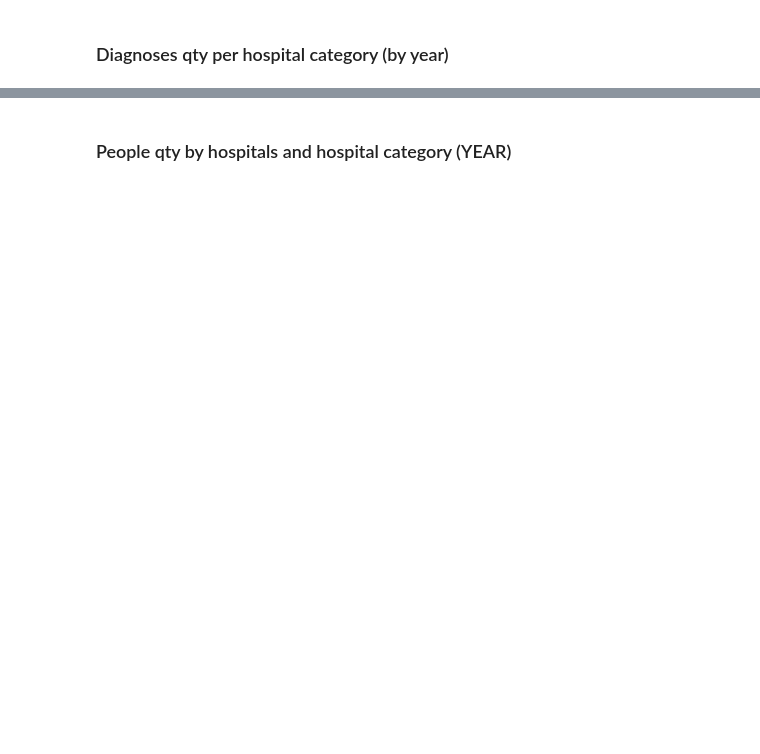
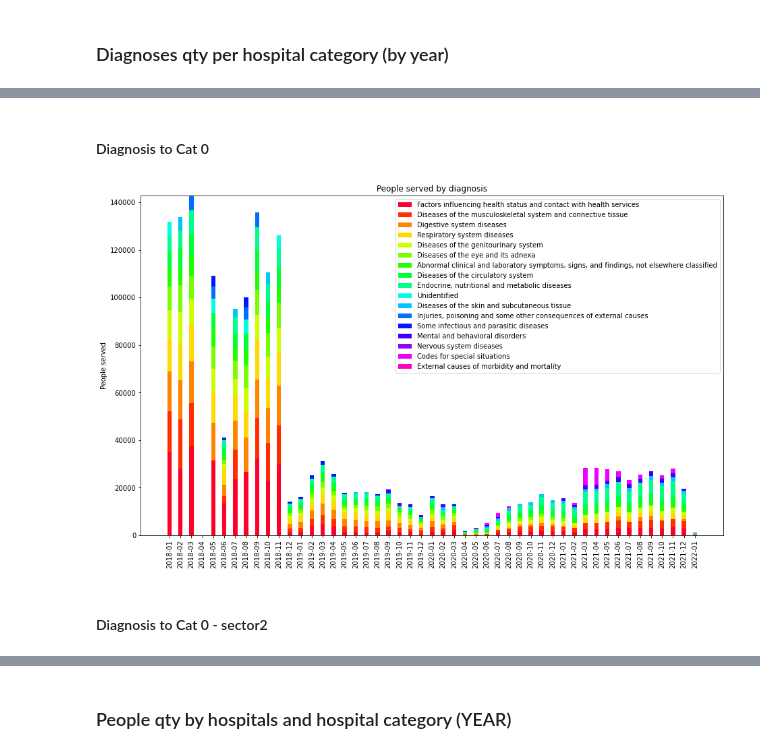
Before and after one commit to johnkbarrera/hospital_demand, a Jupyter notebook: peru_data.ipynb, the cells around one changed output, grey strips where cells are left out. Drawn from its saved outputs; the diff is of its cells as text; code cells hidden in the pictures; blank space fills up the shorter version.

```diff
--- a/peru_data.ipynb
+++ b/peru_data.ipynb
@@ -880,0 +924,2 @@ fig.show()
+# %% [markdown]
+#### Diagnosis to Cat 0
@@ -880,0 +959,38 @@ fig.show()
+# %%
+
+top_df['PER'] =top_df['PER'].mask((top_df['DATE'].dt.year==2018) & (top_df['DATE'].dt.month==4), 0)
+top_df['QTY_PEOPLE_SERVED'] = top_df['QTY_PEOPLE_SERVED'].mask((top_df['DATE'].dt.year==2018) & (top_df['DATE'].dt.month==4), 0)
+
+x_element = [str(item)[:7] for item in np.unique(top_df['DATE'])]
+n = len(x_element)
+ind = np.arange(n)
+width = 0.40
+
+name = "gist_rainbow"
+cmap = cm.get_cmap(name, 256)  # type: matplotlib.colors.ListedColormap
+colors = cmap(np.linspace(0, 1, len(diagnosis)))
+
+fig = plt.figure(figsize=(12,7))
+ax = fig.add_axes([0,0,1,1])
+
+values_temp = 0
+i = 0
+for diag in diagnosis:
+    temp_df = top_df[top_df[PARAMETER]==diag]
+    values = temp_df['QTY_PEOPLE_SERVED'].values
+    ax.bar(ind, values, width, bottom=values_temp, color=colors[i])
+    values_temp = values_temp + values
+    i+=1
+
+ax.set_ylabel('People served')
+ax.set_title('People served by diagnosis')
+ax.set_xticks(ind)
+ax.set_xticklabels(x_element, rotation=90)
+#ax.yaxis.set_major_formatter(millions)
+
+ax.legend(labels=diagnosis, bbox_to_anchor = (1.0, 1))
+plt.show()
+# %% [output]
+[figure, added]
+# %% [markdown]
+#### Diagnosis to Cat 0 - sector2
```
Also changed, not shown: parts of 42 cells of this notebook, 4 other files.
